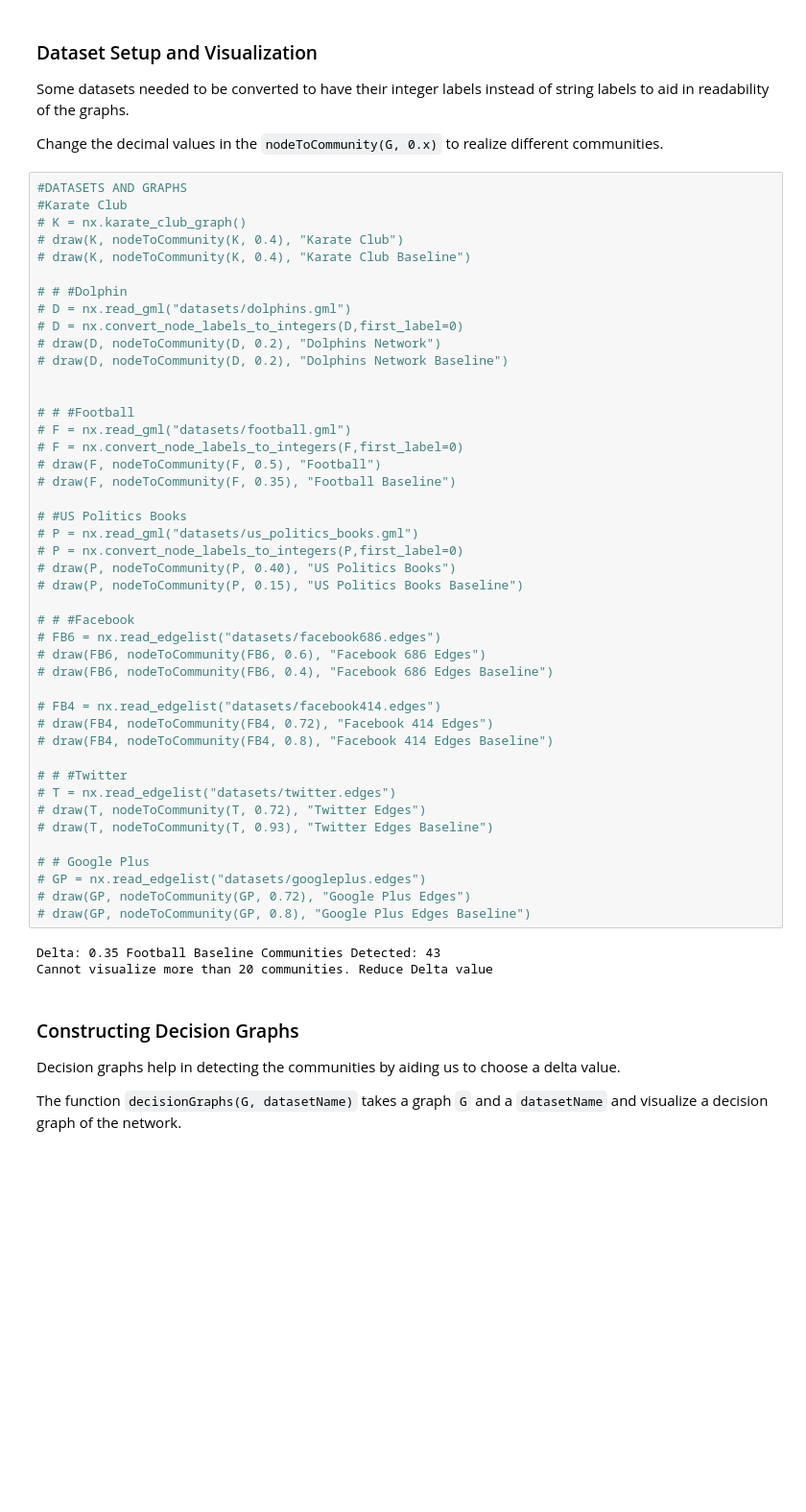
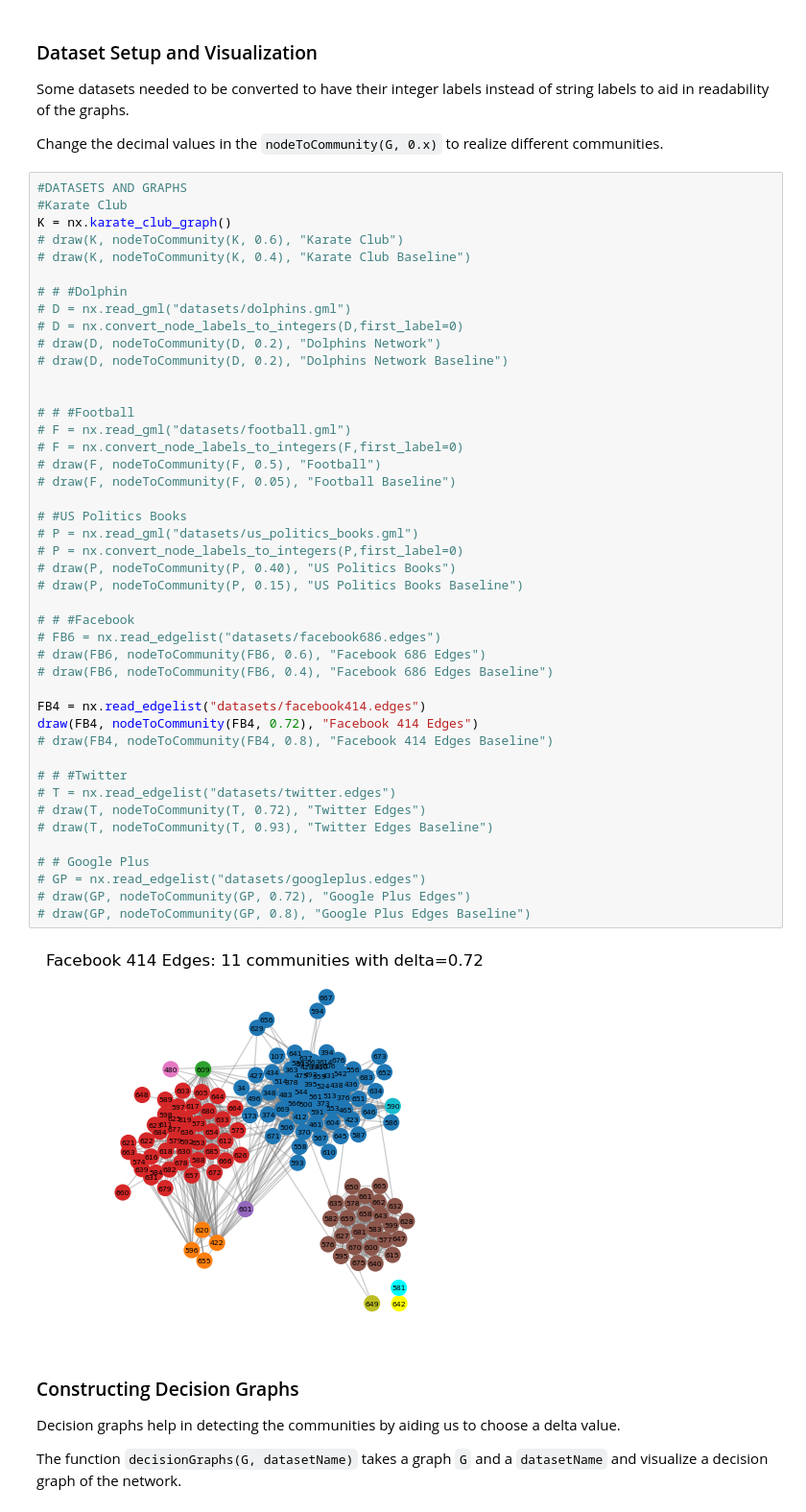
Before and after one commit to frimps-astro/frimps-astro.github.io, a Jupyter notebook: project_community_detection.ipynb, the cells around one changed output. Shown at 96% size. Saved outputs shown, nothing was run; the diff lists cells and outputs as text; blank space fills up the shorter version.

```diff
--- a/project_community_detection.ipynb
+++ b/project_community_detection.ipynb
@@ -240,8 +240,8 @@ Change the decimal values in the `nodeToCommunity(G, 0.x)` to realize different
 # %%
 #DATASETS AND GRAPHS
 #Karate Club
-# K = nx.karate_club_graph()
-# draw(K, nodeToCommunity(K, 0.4), "Karate Club")
+K = nx.karate_club_graph()
+# draw(K, nodeToCommunity(K, 0.6), "Karate Club")
 # draw(K, nodeToCommunity(K, 0.4), "Karate Club Baseline")
 
 # # #Dolphin
@@ -252,38 +252,37 @@ Change the decimal values in the `nodeToCommunity(G, 0.x)` to realize different
 
 
 # # #Football
 # F = nx.read_gml("datasets/football.gml")
 # F = nx.convert_node_labels_to_integers(F,first_label=0)
 # draw(F, nodeToCommunity(F, 0.5), "Football")
-# draw(F, nodeToCommunity(F, 0.35), "Football Baseline")
+# draw(F, nodeToCommunity(F, 0.05), "Football Baseline")
 
 # #US Politics Books
 # P = nx.read_gml("datasets/us_politics_books.gml")
 # P = nx.convert_node_labels_to_integers(P,first_label=0)
 # draw(P, nodeToCommunity(P, 0.40), "US Politics Books")
 # draw(P, nodeToCommunity(P, 0.15), "US Politics Books Baseline")
 
 # # #Facebook
 # FB6 = nx.read_edgelist("datasets/facebook686.edges")
 # draw(FB6, nodeToCommunity(FB6, 0.6), "Facebook 686 Edges")
 # draw(FB6, nodeToCommunity(FB6, 0.4), "Facebook 686 Edges Baseline")
 
-# FB4 = nx.read_edgelist("datasets/facebook414.edges")
-# draw(FB4, nodeToCommunity(FB4, 0.72), "Facebook 414 Edges")
+FB4 = nx.read_edgelist("datasets/facebook414.edges")
+draw(FB4, nodeToCommunity(FB4, 0.72), "Facebook 414 Edges")
 # draw(FB4, nodeToCommunity(FB4, 0.8), "Facebook 414 Edges Baseline")
 
 # # #Twitter
 # T = nx.read_edgelist("datasets/twitter.edges")
 # draw(T, nodeToCommunity(T, 0.72), "Twitter Edges")
 # draw(T, nodeToCommunity(T, 0.93), "Twitter Edges Baseline")
 
 # # Google Plus
 # GP = nx.read_edgelist("datasets/googleplus.edges")
 # draw(GP, nodeToCommunity(GP, 0.72), "Google Plus Edges")
 # draw(GP, nodeToCommunity(GP, 0.8), "Google Plus Edges Baseline")
 # %% [output]
-Delta: 0.35 Football Baseline Communities Detected: 43
-Cannot visualize more than 20 communities. Reduce Delta value
+[figure, added]
 # %% [markdown]
 ### Constructing Decision Graphs
 Decision graphs help in detecting the communities by aiding us to choose a delta value.
```
Also changed, not shown: parts of 1 cell of this notebook, 12 other files.
